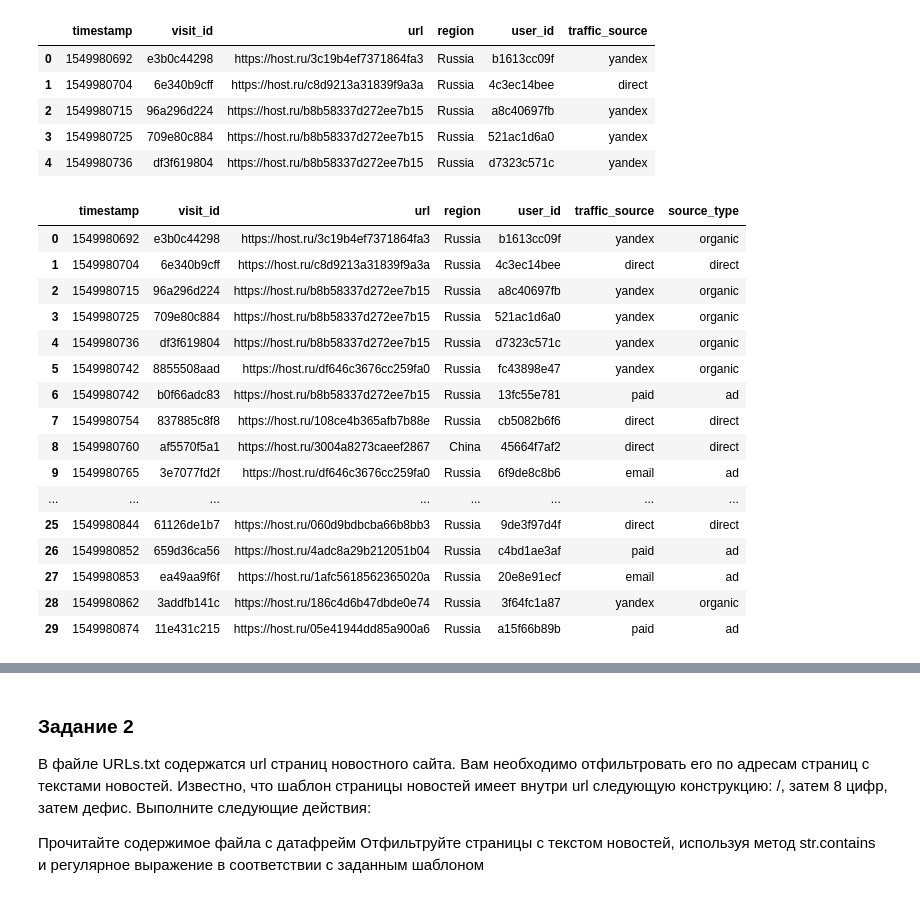
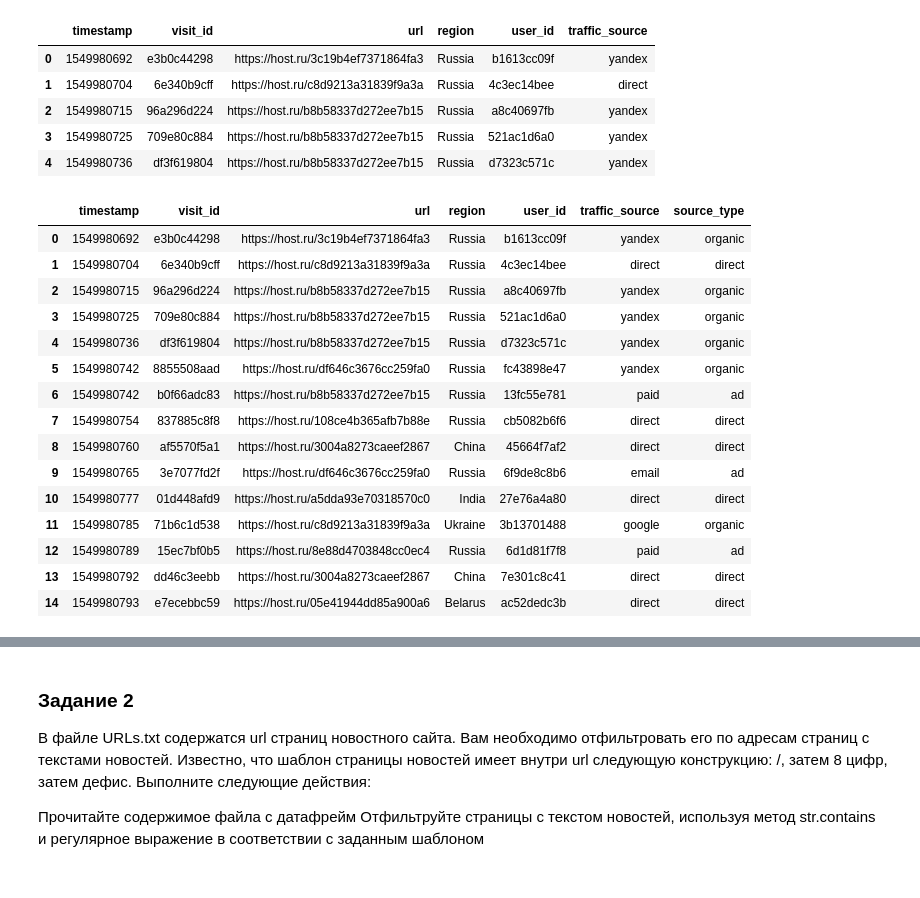
Before and after one commit to IngvarL/pudo-20, a Jupyter notebook: Pandas_Ext/Pandas_extended.ipynb, the cells around one changed output, grey strips where cells are left out. Saved outputs shown, nothing was run; the diff lists cells and outputs as text; code cells hidden in the pictures.

```diff
--- a/Pandas_Ext/Pandas_extended.ipynb
+++ b/Pandas_Ext/Pandas_extended.ipynb
@@ -36,22 +37,21 @@ def sourse_type(row_df):
 # %%
 log['source_type'] = log.apply(sourse_type,axis=1)
 # %%
-log.head(30)
+log.head(15)
 # %% [output]
 |  | timestamp | visit_id | url | region | user_id | traffic_source | source_type |
 | 0 | 1549980692 | e3b0c44298 | https://host.ru/3c19b4ef7371864fa3 | Russia | b1613cc09f | yandex | organic |
 | 1 | 1549980704 | 6e340b9cff | https://host.ru/c8d9213a31839f9a3a | Russia | 4c3ec14bee | direct | direct |
 | 2 | 1549980715 | 96a296d224 | https://host.ru/b8b58337d272ee7b15 | Russia | a8c40697fb | yandex | organic |
 | 3 | 1549980725 | 709e80c884 | https://host.ru/b8b58337d272ee7b15 | Russia | 521ac1d6a0 | yandex | organic |
 | 4 | 1549980736 | df3f619804 | https://host.ru/b8b58337d272ee7b15 | Russia | d7323c571c | yandex | organic |
 | 5 | 1549980742 | 8855508aad | https://host.ru/df646c3676cc259fa0 | Russia | fc43898e47 | yandex | organic |
 | 6 | 1549980742 | b0f66adc83 | https://host.ru/b8b58337d272ee7b15 | Russia | 13fc55e781 | paid | ad |
 | 7 | 1549980754 | 837885c8f8 | https://host.ru/108ce4b365afb7b88e | Russia | cb5082b6f6 | direct | direct |
 | 8 | 1549980760 | af5570f5a1 | https://host.ru/3004a8273caeef2867 | China | 45664f7af2 | direct | direct |
 | 9 | 1549980765 | 3e7077fd2f | https://host.ru/df646c3676cc259fa0 | Russia | 6f9de8c8b6 | email | ad |
-| ... | ... | ... | ... | ... | ... | ... | ... |
-| 25 | 1549980844 | 61126de1b7 | https://host.ru/060d9bdbcba66b8bb3 | Russia | 9de3f97d4f | direct | direct |
-| 26 | 1549980852 | 659d36ca56 | https://host.ru/4adc8a29b212051b04 | Russia | c4bd1ae3af | paid | ad |
-| 27 | 1549980853 | ea49aa9f6f | https://host.ru/1afc5618562365020a | Russia | 20e8e91ecf | email | ad |
-| 28 | 1549980862 | 3addfb141c | https://host.ru/186c4d6b47dbde0e74 | Russia | 3f64fc1a87 | yandex | organic |
-| 29 | 1549980874 | 11e431c215 | https://host.ru/05e41944dd85a900a6 | Russia | a15f66b89b | paid | ad |
+| 10 | 1549980777 | 01d448afd9 | https://host.ru/a5dda93e70318570c0 | India | 27e76a4a80 | direct | direct |
+| 11 | 1549980785 | 71b6c1d538 | https://host.ru/c8d9213a31839f9a3a | Ukraine | 3b13701488 | google | organic |
+| 12 | 1549980789 | 15ec7bf0b5 | https://host.ru/8e88d4703848cc0ec4 | Russia | 6d1d81f7f8 | paid | ad |
+| 13 | 1549980792 | dd46c3eebb | https://host.ru/3004a8273caeef2867 | China | 7e301c8c41 | direct | direct |
+| 14 | 1549980793 | e7ecebbc59 | https://host.ru/05e41944dd85a900a6 | Belarus | ac52dedc3b | direct | direct |
```
Also changed, not shown: parts of 12 cells of this notebook.
